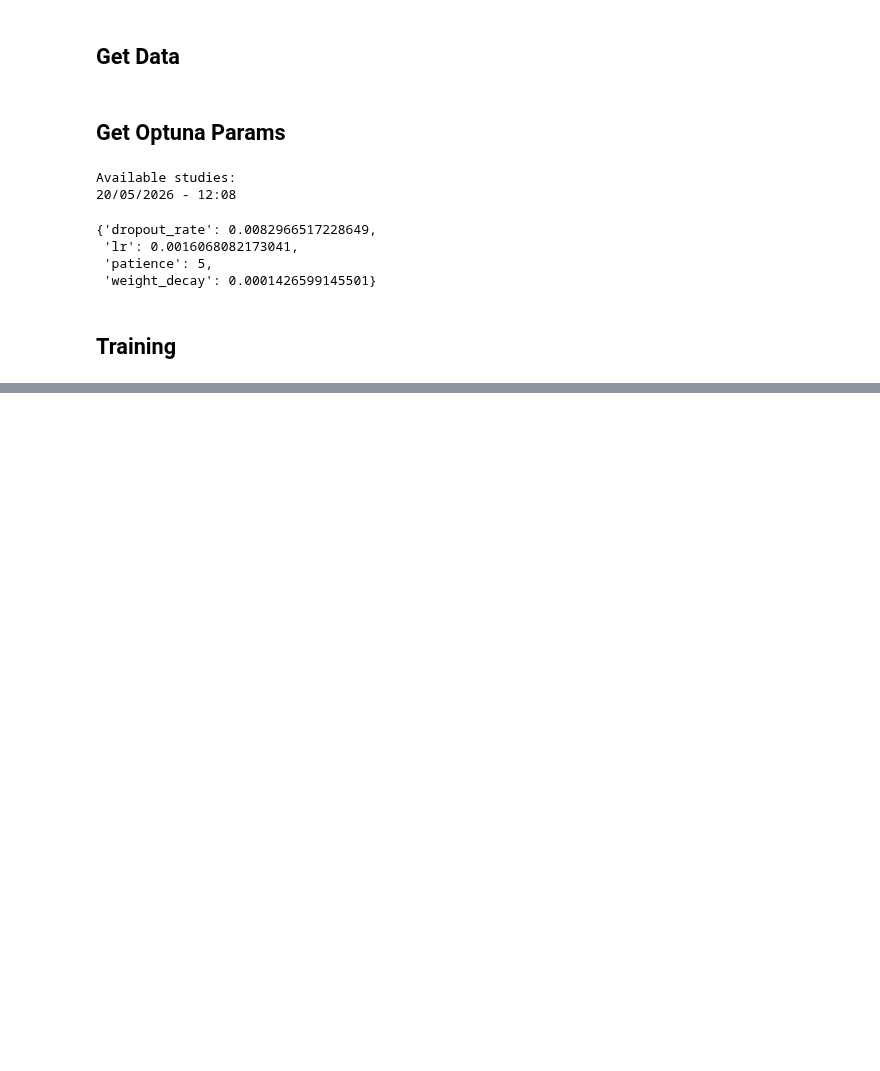
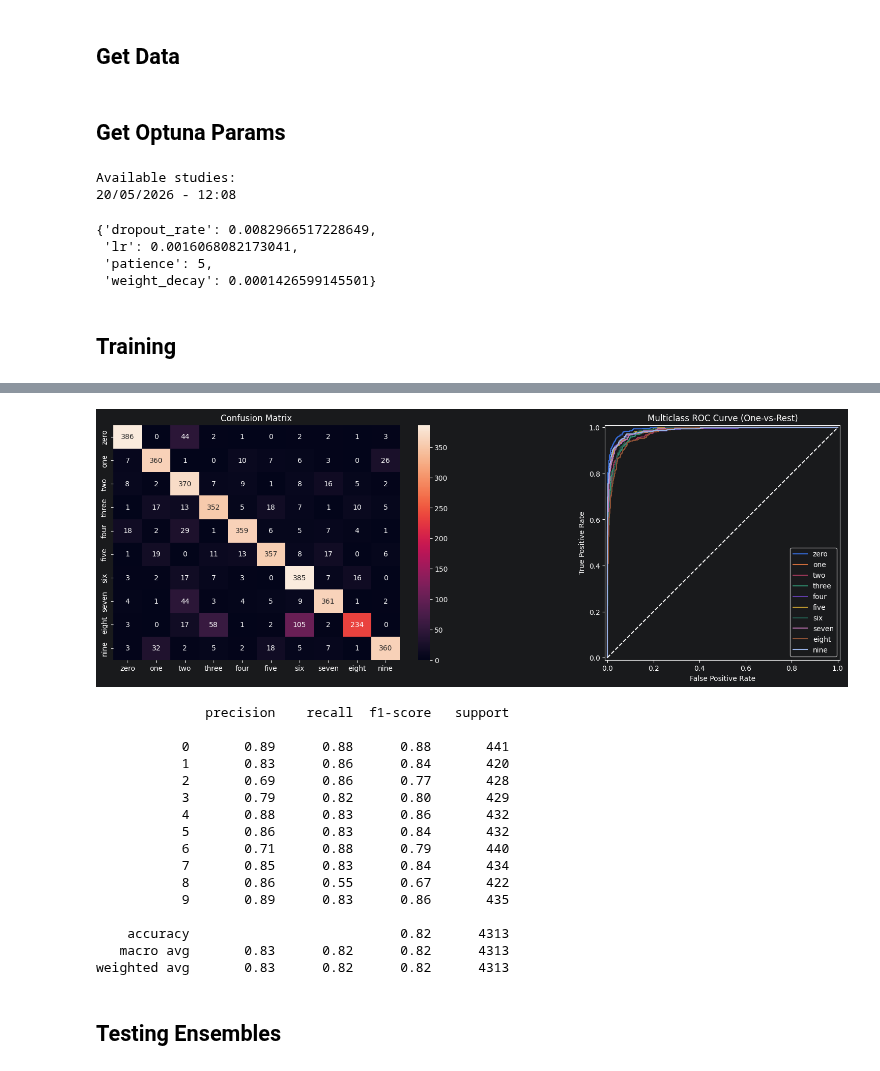
Before and after one commit to xXKeNdAmAmAsTeRXx/Deep_Learning_Labs, a Jupyter notebook: Lab8/8_training_aug.ipynb, the cells around one changed output, grey strips where cells are left out. Saved outputs shown, nothing was run; the diff lists cells and outputs as text; code cells hidden in the pictures; blank space fills up the shorter version.

```diff
--- a/Lab8/8_training_aug.ipynb
+++ b/Lab8/8_training_aug.ipynb
@@ -103,0 +154,23 @@ for fold, (train_idx, val_idx) in enumerate(kf.split(train_val_set)):
+# %%
+# Test data Classification report
+predictor_obj.metric_report(data=Subset(dataset, test_idx))
+# %% [output]
+[figure, added]
+              precision    recall  f1-score   support
+
+           0       0.89      0.88      0.88       441
+           1       0.83      0.86      0.84       420
+           2       0.69      0.86      0.77       428
+           3       0.79      0.82      0.80       429
+           4       0.88      0.83      0.86       432
+           5       0.86      0.83      0.84       432
+           6       0.71      0.88      0.79       440
+           7       0.85      0.83      0.84       434
+           8       0.86      0.55      0.67       422
+           9       0.89      0.83      0.86       435
+
+    accuracy                           0.82      4313
+   macro avg       0.83      0.82      0.82      4313
+weighted avg       0.83      0.82      0.82      4313
+# %% [markdown]
+## Testing Ensembles
```
Also changed, not shown: parts of 7 cells of this notebook, 3 other files.
